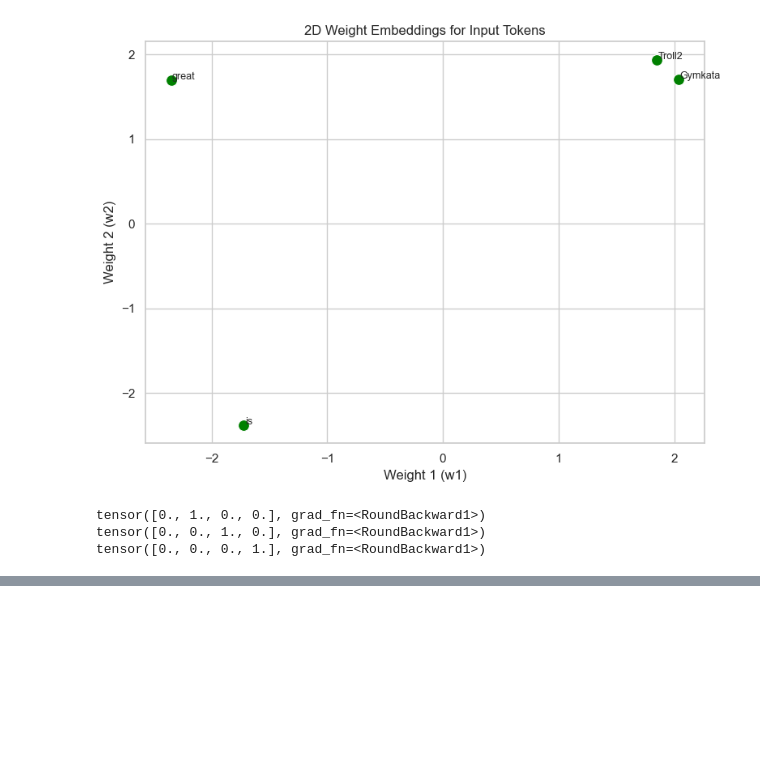
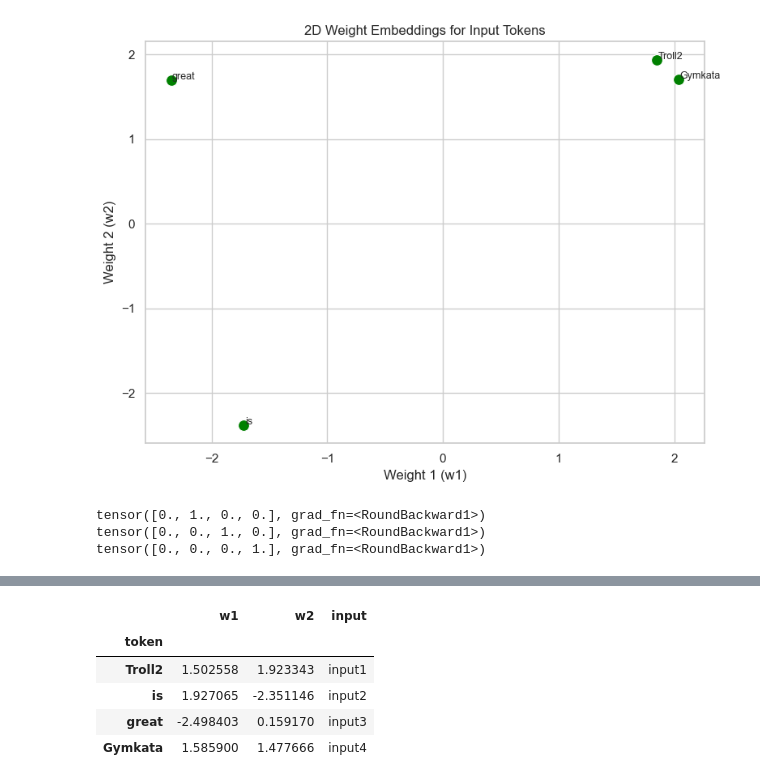
Before and after one commit to kriti-agrawal-52/neural_networks, a Jupyter notebook: word_embedding.ipynb, the cells around one changed output, grey strips where cells are left out. Drawn from its saved outputs; the diff is of its cells as text; code cells hidden in the pictures; blank space fills up the shorter version.

```diff
--- a/word_embedding.ipynb
+++ b/word_embedding.ipynb
@@ -241,0 +330,9 @@ tensor([0., 0., 0., 1.], grad_fn=<RoundBackward1>)
+# %%
+df_linear_after_training
+# %% [output]
+|  | w1 | w2 | input |
+| token |  |  |  |
+| Troll2 | 1.502558 | 1.923343 | input1 |
+| is | 1.927065 | -2.351146 | input2 |
+| great | -2.498403 | 0.159170 | input3 |
+| Gymkata | 1.585900 | 1.477666 | input4 |
```
Also changed, not shown: parts of 9 cells of this notebook.
